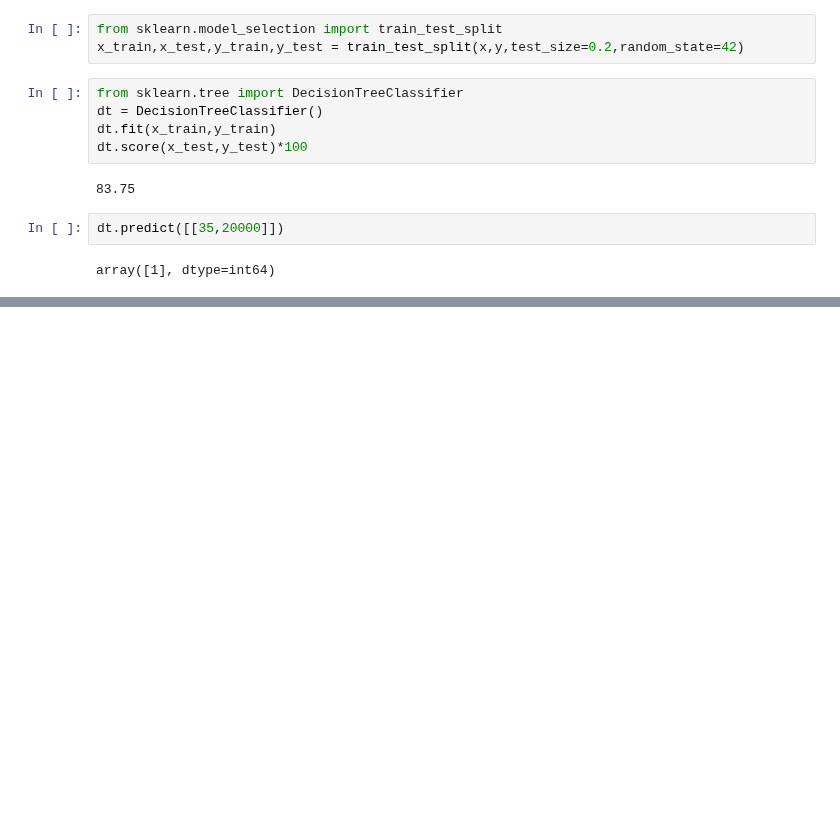
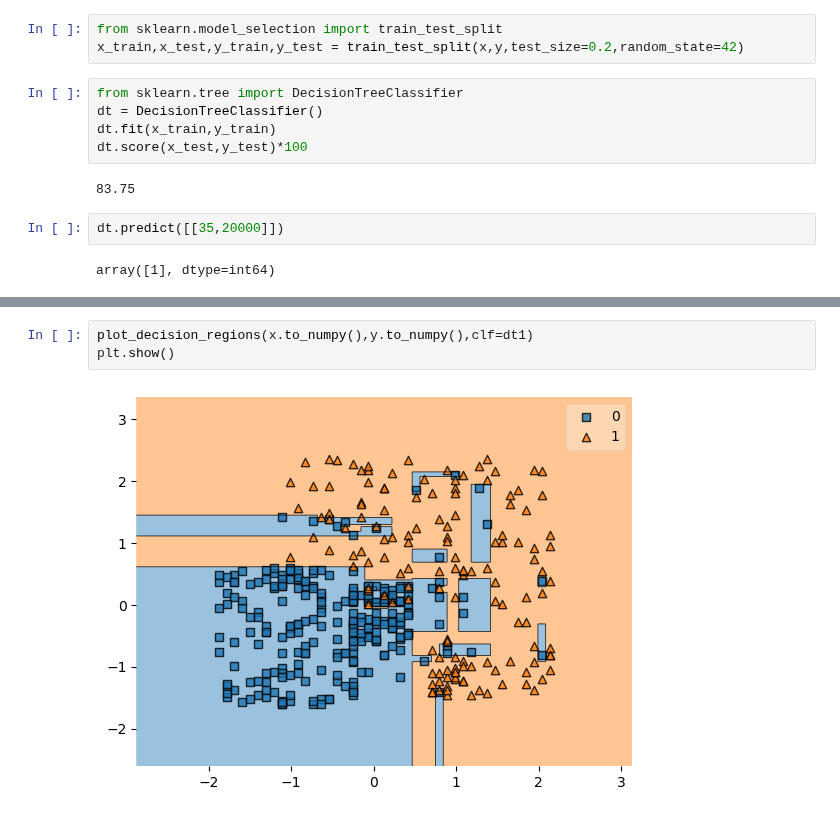
Before and after one commit to deepaknandeshwar17/Machine_Learning_practice, a Jupyter notebook: ml4.ipynb, the cells around one changed output, grey strips where cells are left out. Drawn from its saved outputs; the diff is of its cells as text; blank space fills up the shorter version.

```diff
--- a/ml4.ipynb
+++ b/ml4.ipynb
@@ -70,0 +95,5 @@ plt.show()
+# %%
+plot_decision_regions(x.to_numpy(),y.to_numpy(),clf=dt1)
+plt.show()
+# %% [output]
+[figure, added]
```
Also changed, not shown: parts of 5 cells of this notebook.
